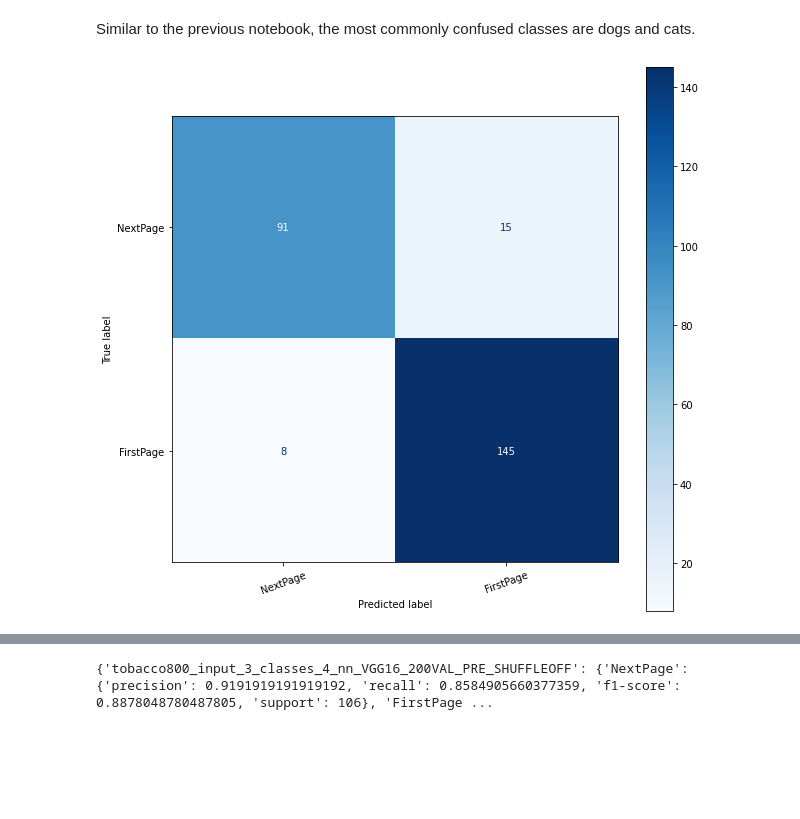
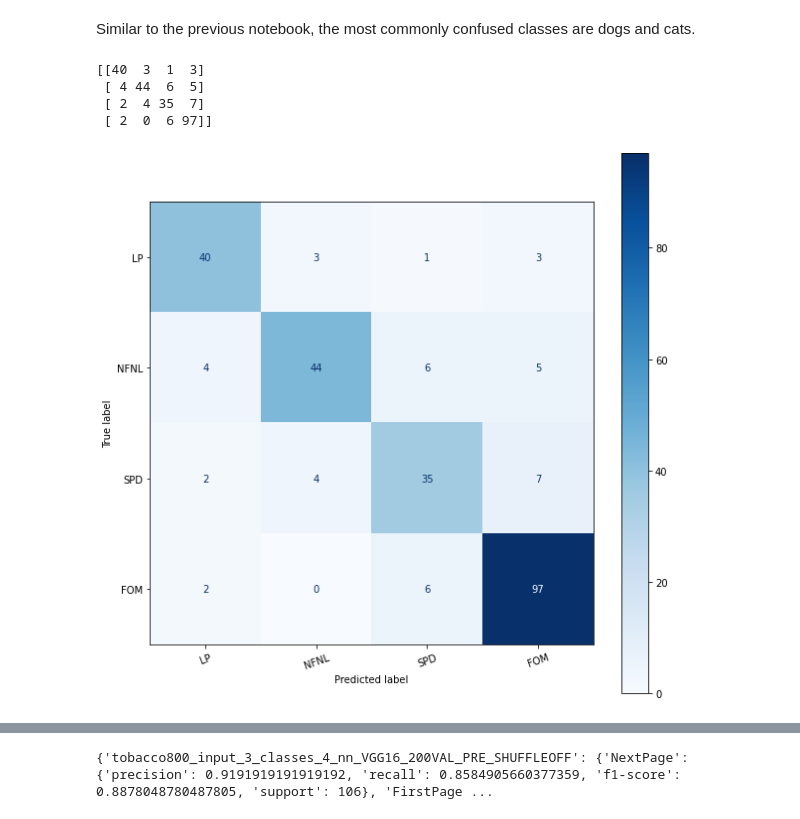
Before and after one commit to fabraz/pss-isjeaai, a Jupyter notebook: tobacco800/TOBACCO800_VGG16_three_pages.ipynb, the cells around one changed output, grey strips where cells are left out. Saved outputs shown, nothing was run; the diff lists cells and outputs as text; code cells hidden in the pictures; blank space fills up the shorter version.

```diff
--- a/tobacco800/TOBACCO800_VGG16_three_pages.ipynb
+++ b/tobacco800/TOBACCO800_VGG16_three_pages.ipynb
@@ -842,7 +846,7 @@ def get_predictions(model, iterator):
             prev_page_images.append(prev_page.cpu())
             curr_page_images.append(curr_page.cpu())
             next_page_images.append(next_page.cpu())
-            labels.append(y.cpu()//2)
+            labels.append(y.cpu())
             probs.append(y_pred.cpu())
             file_names.append(name)
 
@@ -860,4 +864,4 @@ images, labels, probs, file_names = get_predictions(model, test_iterator)
 # %% [markdown]
 ...then get the predicted labels for each image...
 # %%
-pred_labels = torch.argmax(probs, 1)//2
+pred_labels = torch.argmax(probs, 1)
@@ -864,20 +872,27 @@ pred_labels = torch.argmax(probs, 1)//2
 # %% [markdown]
 ...and then use these predictions to create a confusion matrix.
 # %%
-def plot_confusion_matrix(labels, pred_labels, classes):
+def plot_confusion_matrix(labels, pred_labels, classes, experiment):
 
     fig = plt.figure(figsize = (10, 10));
     ax = fig.add_subplot(1, 1, 1);
     cm = confusion_matrix(labels, pred_labels);
+    print(cm)
     cm = ConfusionMatrixDisplay(cm, display_labels = classes);
     cm.plot(values_format = 'd', cmap = 'Blues', ax = ax)
     plt.xticks(rotation = 20)
-    plt.savefig('./model/'+ EXPERIMENT+ '_confusion_matrix.png')
+    plt.savefig('../old/model/'+ experiment+ '_confusion_matrix_4.png')
 # %% [markdown]
 Similar to the previous notebook, the most commonly confused classes are dogs and cats.
 # %%
 classes = {'NextPage':0, 'FirstPage':1}
+# %%
+classes = {'LP':0, 'NFNL':1, 'SPD': 2, 'FOM':3}
 # %%
-plot_confusion_matrix(labels, pred_labels, classes)
+plot_confusion_matrix(labels, pred_labels, classes, EXPERIMENT)
 # %% [output]
+[[40  3  1  3]
+ [ 4 44  6  5]
+ [ 2  4 35  7]
+ [ 2  0  6 97]]
-[figure, old version]
+[figure, new version]
```
Also changed, not shown: parts of 8 cells of this notebook, 4 other files.
